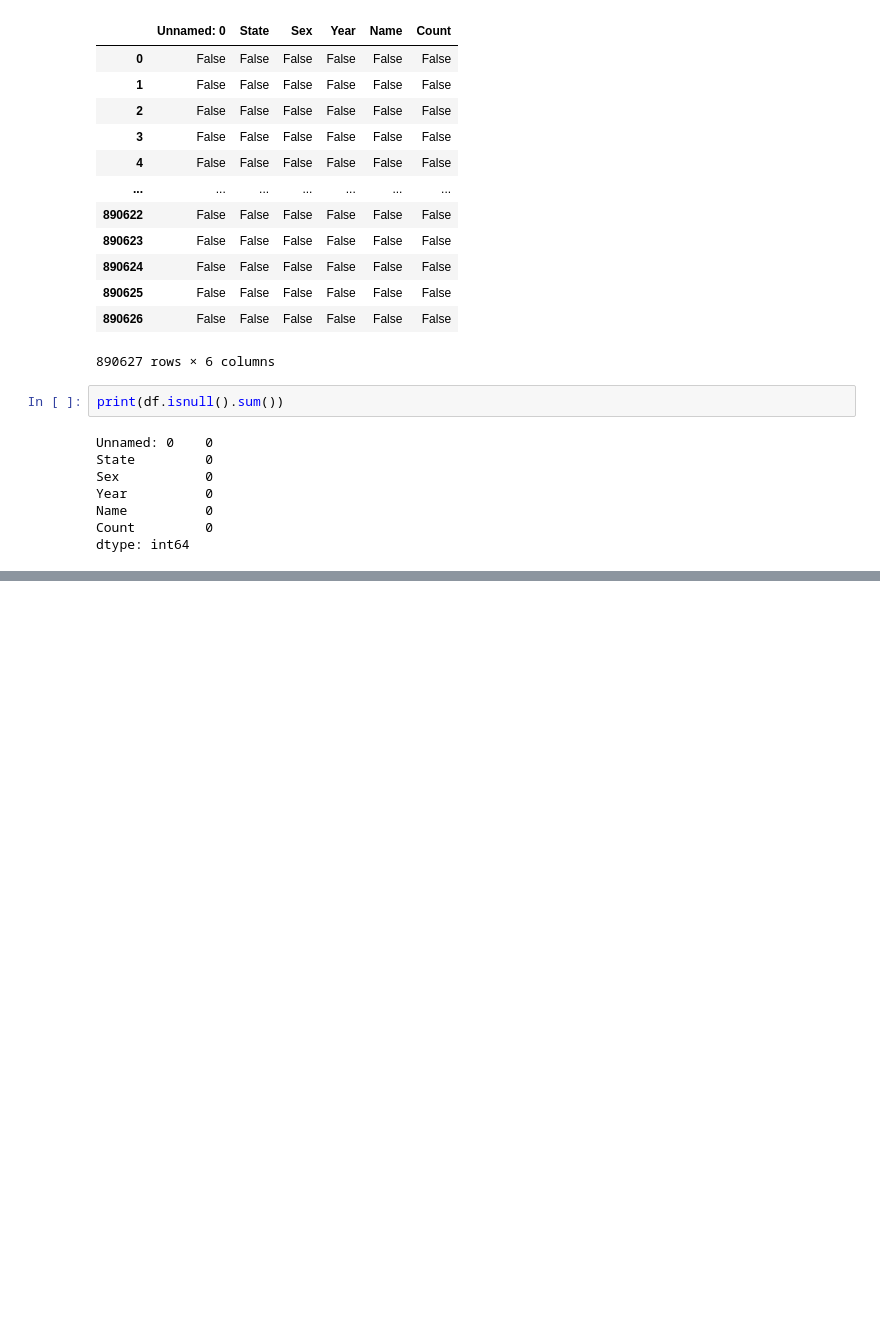
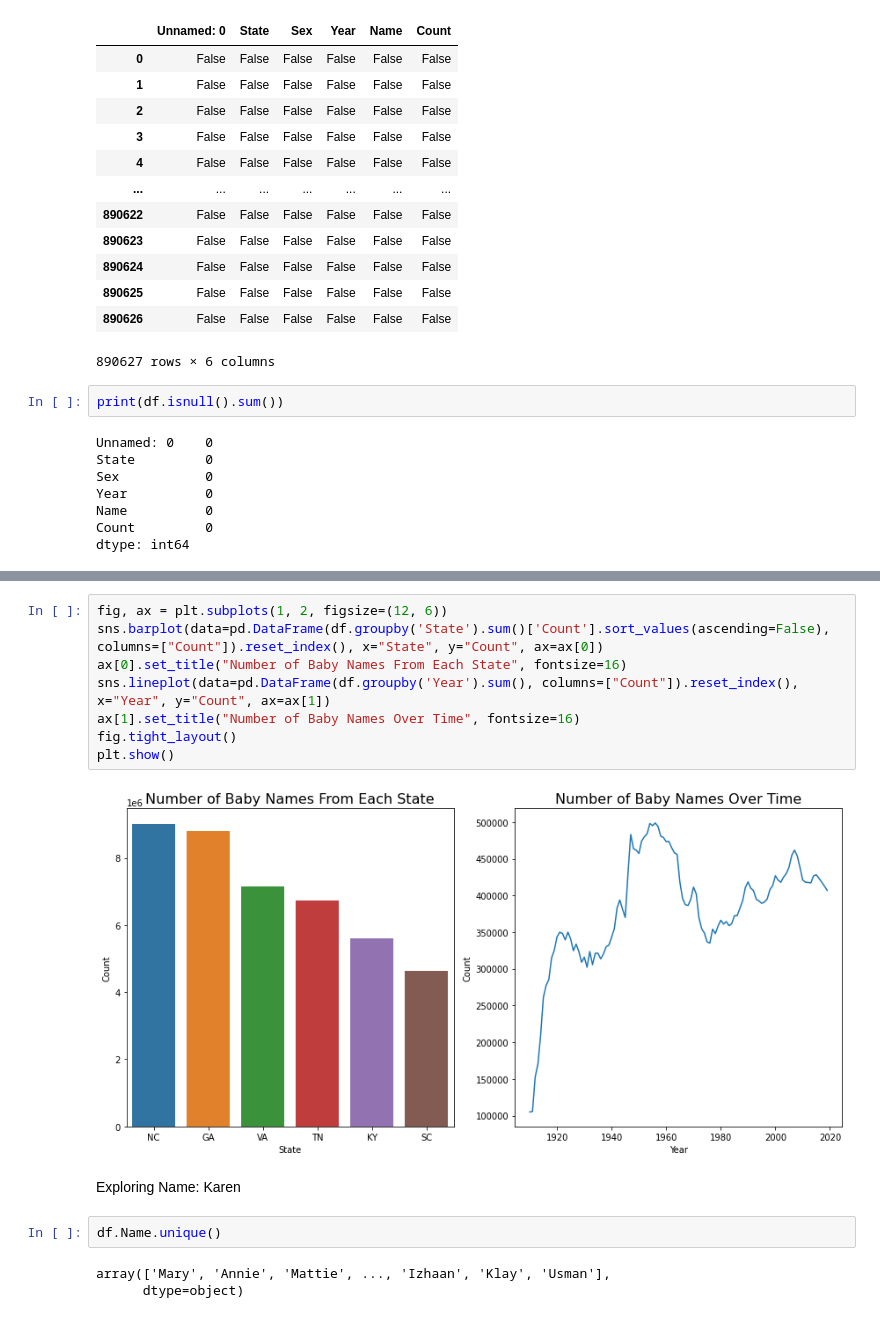
Before and after one commit to simjoshi/The-K-Word, a Jupyter notebook: analysis.ipynb, the cells around one changed output, grey strips where cells are left out. Cells and saved outputs as stored; diff of their text form; blank space fills up the shorter version.

```diff
--- a/analysis.ipynb
+++ b/analysis.ipynb
@@ -80,0 +108,17 @@ dtype: int64
+# %%
+fig, ax = plt.subplots(1, 2, figsize=(12, 6))
+sns.barplot(data=pd.DataFrame(df.groupby('State').sum()['Count'].sort_values(ascending=False), columns=["Count"]).reset_index(), x="State", y="Count", ax=ax[0])
+ax[0].set_title("Number of Baby Names From Each State", fontsize=16)
+sns.lineplot(data=pd.DataFrame(df.groupby('Year').sum(), columns=["Count"]).reset_index(), x="Year", y="Count", ax=ax[1])
+ax[1].set_title("Number of Baby Names Over Time", fontsize=16)
+fig.tight_layout()
+plt.show()
+# %% [output]
+[figure, added]
+# %% [markdown]
+Exploring Name: Karen
+# %%
+df.Name.unique()
+# %% [output]
+array(['Mary', 'Annie', 'Mattie', ..., 'Izhaan', 'Klay', 'Usman'],
+      dtype=object)
```
Also changed, not shown: parts of 15 cells of this notebook, 1 other file.
